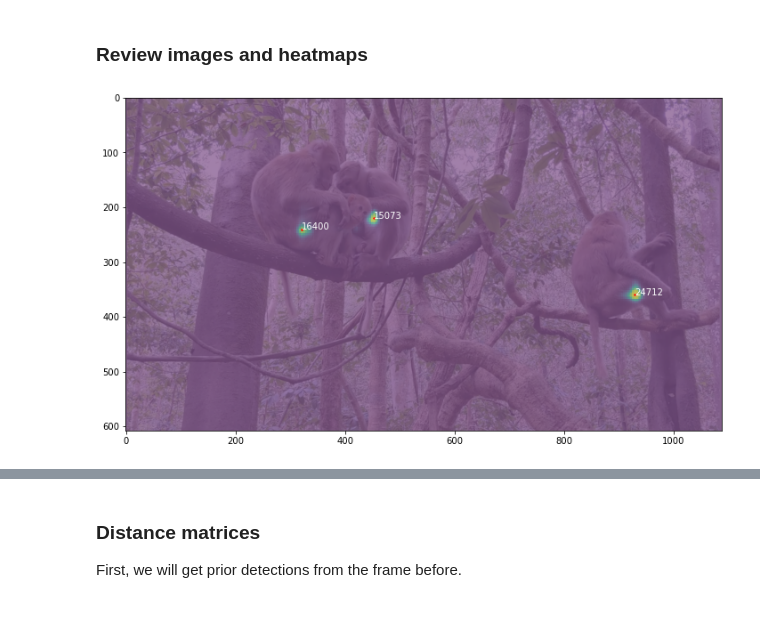
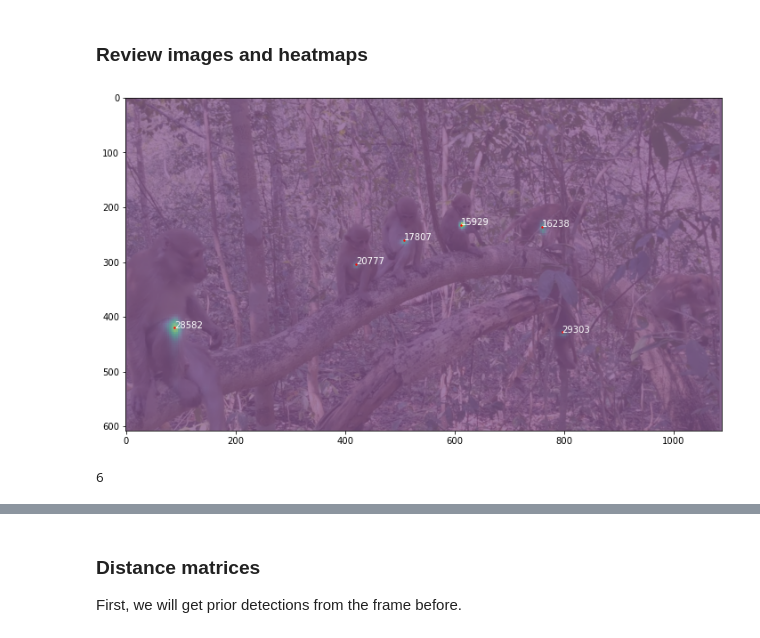
Before and after one commit to ecker-lab/PriMAT-tracking, a Jupyter notebook: own_ideas/viz_tracking.ipynb, the cells around one changed output, grey strips where cells are left out. Saved outputs shown, nothing was run; the diff lists cells and outputs as text; code cells hidden in the pictures.

```diff
--- a/own_ideas/viz_tracking.ipynb
+++ b/own_ideas/viz_tracking.ipynb
@@ -235,27 +237,26 @@ cap = cv2.VideoCapture("/usr/users/agecker/datasets/macaque_videos/Videos/VID_20
 # %% [markdown]
 ### Review images and heatmaps
 # %%
-img, hm, dets, inds, id_feature = get_info(55, 0.4, model)
+img, hm, dets, inds, id_feature = get_info(388, 0.2, model)
 
 
 #Instanciate tracks with first frame
 kalman_filter = KalmanFilter()
 tracks = []
 
 detections = [STrack(STrack.tlbr_to_tlwh(tlbrs[:4]), tlbrs[4], f, 30) for
                           (tlbrs, f) in zip(dets[:, :5], id_feature)]
 
 for track in detections:
-    #print(track.tlbr)
-    #if track.score < 0.4:
-    #    continue
     track.activate(kalman_filter, 0)
     tracks.append(track)
 
-#This has no effect (as starting velocities are 0)
+#This has no effect here (as starting velocities are 0)
 STrack.multi_predict(tracks)
 
-plot_frame(img = img, hm = hm, top_preds = True, thres = 0.4, text = True)
+plot_frame(img = img, hm = hm, top_preds = True, thres = 0.2, text = True)
+len(tracks)
 # %% [output]
-[figure, old version]
+[figure, new version]
+6
 # %%
```
Also changed, not shown: parts of 10 cells of this notebook, 9 other files.
